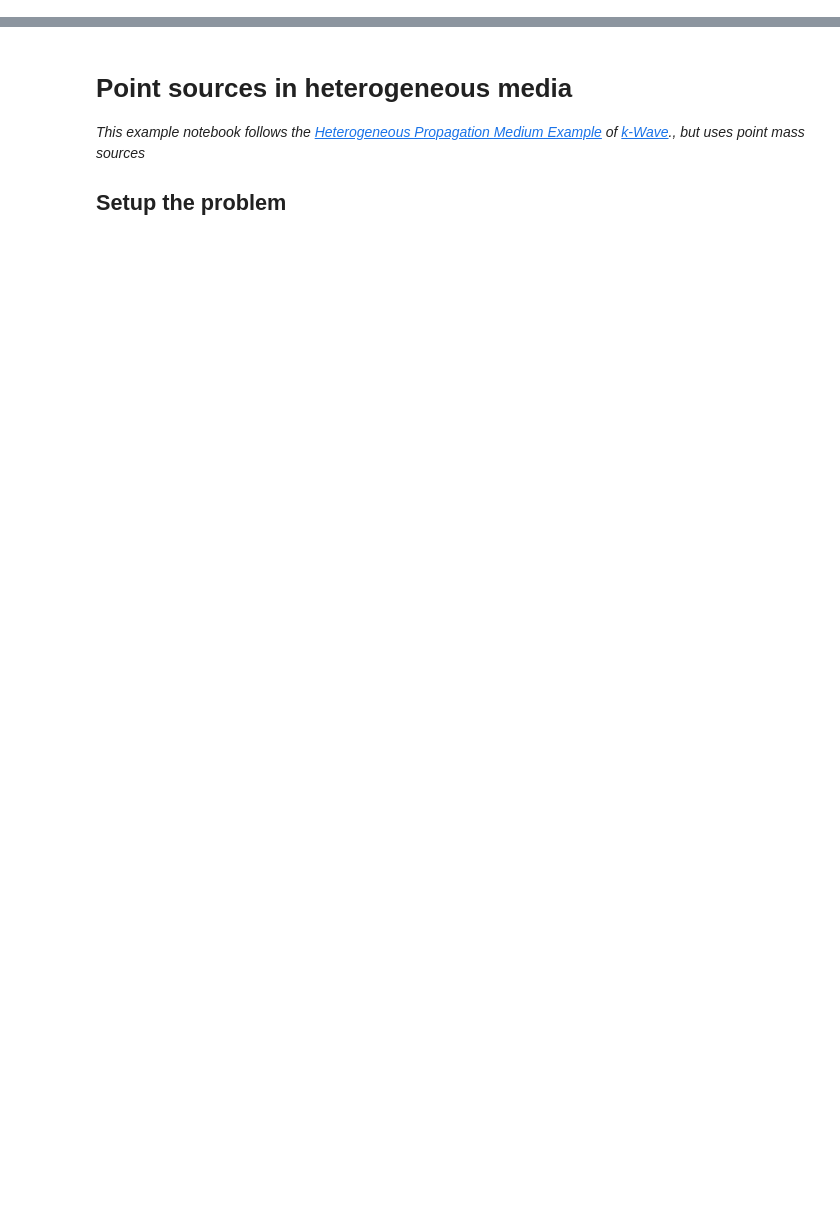
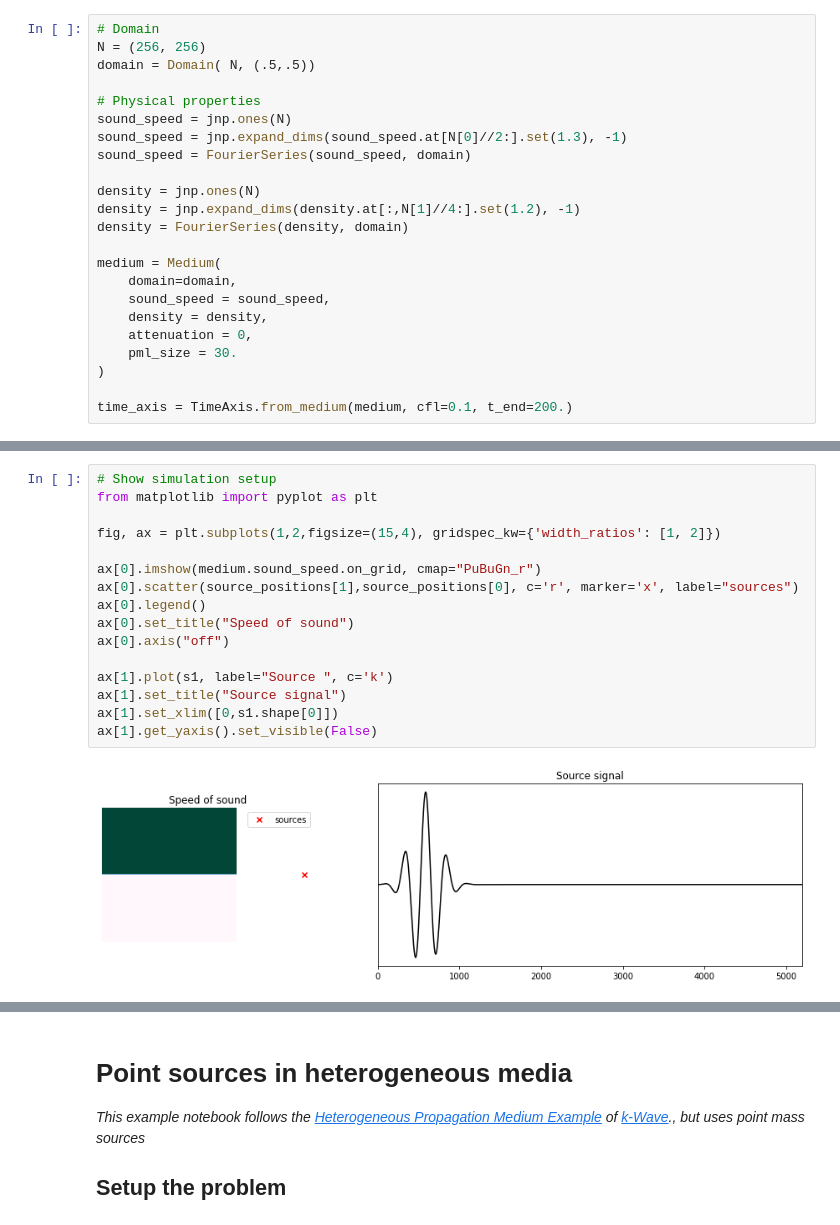
Before and after one commit to ucl-bug/jwave, a Jupyter notebook: docs/notebooks/sim_wave_equation.ipynb, the cells around one changed output, grey strips where cells are left out. Cells and saved outputs as stored; diff of their text form; blank space fills up the shorter version.

```diff
--- a/docs/notebooks/sim_wave_equation.ipynb
+++ b/docs/notebooks/sim_wave_equation.ipynb
@@ -0,0 +11,23 @@
+# %%
+# Domain
+N = (256, 256)
+domain = Domain( N, (.5,.5))
+
+# Physical properties
+sound_speed = jnp.ones(N)
+sound_speed = jnp.expand_dims(sound_speed.at[N[0]//2:].set(1.3), -1)
+sound_speed = FourierSeries(sound_speed, domain)
+
+density = jnp.ones(N)
+density = jnp.expand_dims(density.at[:,N[1]//4:].set(1.2), -1)
+density = FourierSeries(density, domain)
+
+medium = Medium(
+    domain=domain,
+    sound_speed = sound_speed,
+    density = density,
+    attenuation = 0,
+    pml_size = 30.
+)
+
+time_axis = TimeAxis.from_medium(medium, cfl=0.1, t_end=200.)
@@ -0,0 +64,18 @@
+# %%
+# Show simulation setup
+from matplotlib import pyplot as plt
+
+fig, ax = plt.subplots(1,2,figsize=(15,4), gridspec_kw={'width_ratios': [1, 2]})
+
+ax[0].imshow(medium.sound_speed.on_grid, cmap="PuBuGn_r")
+ax[0].scatter(source_positions[1],source_positions[0], c='r', marker='x', label="sources")
+ax[0].legend()
+ax[0].set_title("Speed of sound")
+ax[0].axis("off")
+
+ax[1].plot(s1, label="Source ", c='k')
+ax[1].set_title("Source signal")
+ax[1].set_xlim([0,s1.shape[0]])
+ax[1].get_yaxis().set_visible(False)
+# %% [output]
+[figure, added]
```
Also changed, not shown: parts of 10 cells of this notebook, 10 other files.
